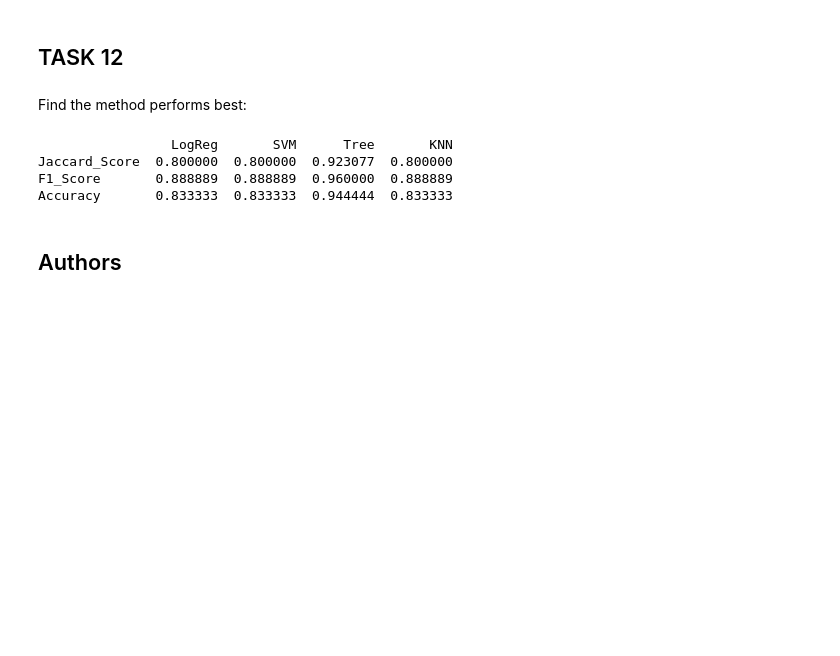
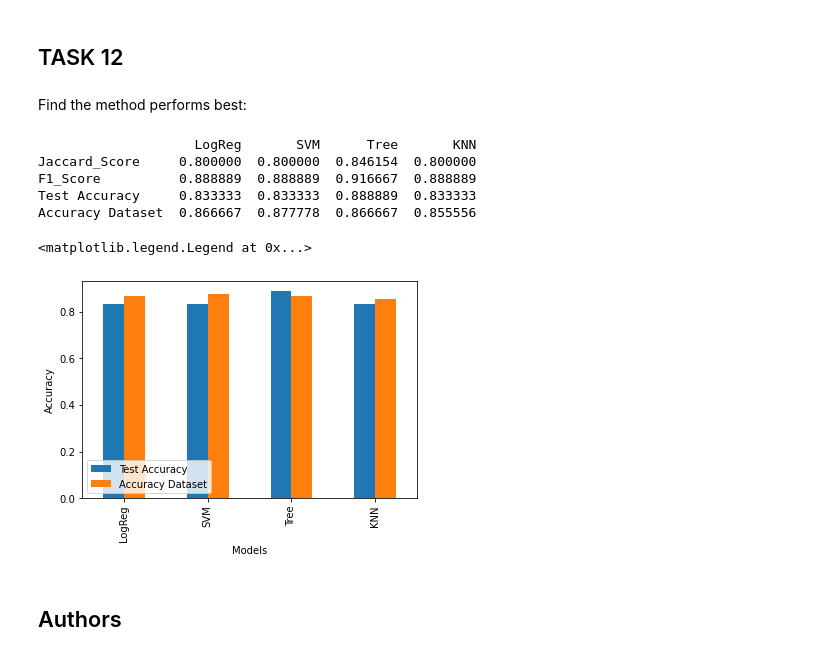
Before and after one commit to dc-gustavo/IBM-Data-Sience-Capstone-Project, a Jupyter notebook: Machine Learning Prediction lab.ipynb, the cells around one changed output. Saved outputs shown, nothing was run; the diff lists cells and outputs as text; code cells hidden in the pictures; blank space fills up the shorter version.

```diff
--- a/Machine Learning Prediction lab.ipynb
+++ b/Machine Learning Prediction lab.ipynb
@@ -292,0 +305,3 @@ tree_cv_acc
+# %%
+tree_cv_acc_all = tree_cv.score(X, Y)
+tree_cv_acc_all
@@ -330,3 +347,6 @@ knn_acc = knn_cv.score(X_test, Y_test)
 knn_acc
 # %% [output]
 0.8333333333333334
+# %%
+knn_acc_all = knn_cv.score(X, Y)
+knn_acc_all
@@ -344,27 +366,9 @@ Find the method performs best:
 # %%
 from sklearn.metrics import jaccard_score, f1_score
 
-# Examining the scores from Test sets
 jaccard_scores = [
                   jaccard_score(Y_test, yhat_logreg, average='binary'),
                   jaccard_score(Y_test, yhat_svm, average='binary'),
                   jaccard_score(Y_test, yhat_tree, average='binary'),
                   jaccard_score(Y_test, yhat_knn, average='binary'),
                  ]
-
-f1_scores = [
-             f1_score(Y_test, yhat_logreg, average='binary'),
-             f1_score(Y_test, yhat_svm, average='binary'),
-             f1_score(Y_test, yhat_tree, average='binary'),
-             f1_score(Y_test, yhat_knn, average='binary'),
-            ]
-
-accuracy = [logreg_acc, svm_acc, tree_cv_acc, knn_acc]
-
-scores = pd.DataFrame(np.array([jaccard_scores, f1_scores, accuracy]), index=['Jaccard_Score', 'F1_Score', 'Accuracy'] , columns=['LogReg', 'SVM', 'Tree', 'KNN'])
-print(scores)
-# %% [output]
-                 LogReg       SVM      Tree       KNN
-Jaccard_Score  0.800000  0.800000  0.923077  0.800000
-F1_Score       0.888889  0.888889  0.960000  0.888889
-Accuracy       0.833333  0.833333  0.944444  0.833333
@@ -371,3 +382,24 @@ Accuracy       0.833333  0.833333  0.944444  0.833333
+# %%
+accuracy = [logreg_acc, svm_acc, tree_cv_acc, knn_acc]
+accuracy_all = [logreg_acc_all, svm_acc_all, tree_cv_acc_all, knn_acc_all]
+# %%
+scores = pd.DataFrame(np.array([jaccard_scores, f1_scores, accuracy, accuracy_all]), index=['Jaccard_Score', 'F1_Score', 'Test Accuracy', 'Accuracy Dataset'] , columns=['LogReg', 'SVM', 'Tree', 'KNN'])
+print(scores)
+# %% [output]
+                    LogReg       SVM      Tree       KNN
+Jaccard_Score     0.800000  0.800000  0.846154  0.800000
+F1_Score          0.888889  0.888889  0.916667  0.888889
+Test Accuracy     0.833333  0.833333  0.888889  0.833333
+Accuracy Dataset  0.866667  0.877778  0.866667  0.855556
+# %%
+scores2 = scores.transpose()
+ax = scores2[["Test Accuracy", "Accuracy Dataset"]].plot.bar()
+ax.set_ylabel("Accuracy")
+ax.set_xlabel("Models")
+ax.legend(loc='lower left')
+# %% [output]
+<matplotlib.legend.Legend at 0x...>
+[figure, added]
 # %% [markdown]
 ## Authors
 # %% [markdown]
```
Also changed, not shown: parts of 9 cells of this notebook, 5 other files.
